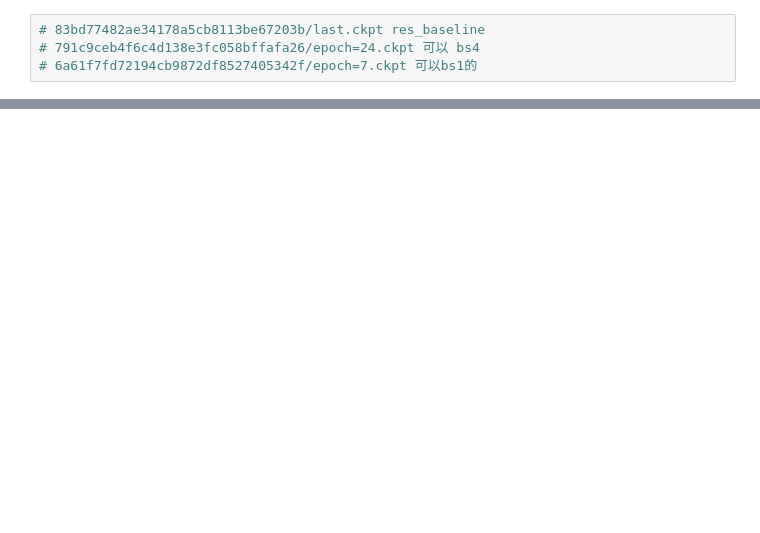
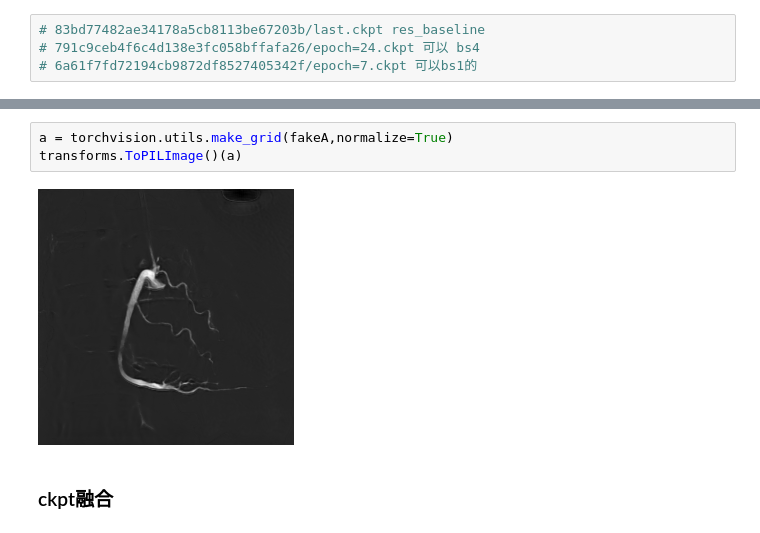
Before and after one commit to newfyu/DSAGAN, a Jupyter notebook: dev.ipynb, the cells around one changed output, grey strips where cells are left out. Drawn from its saved outputs; the diff is of its cells as text; blank space fills up the shorter version.

```diff
--- a/dev.ipynb
+++ b/dev.ipynb
@@ -52,0 +61,7 @@ transforms.ToPILImage()(out)
+# %%
+a = torchvision.utils.make_grid(fakeA,normalize=True)
+transforms.ToPILImage()(a)
+# %% [output]
+[figure, added]
+# %% [markdown]
+### ckpt融合
```
Also changed, not shown: parts of 9 cells of this notebook, 2 other files.
